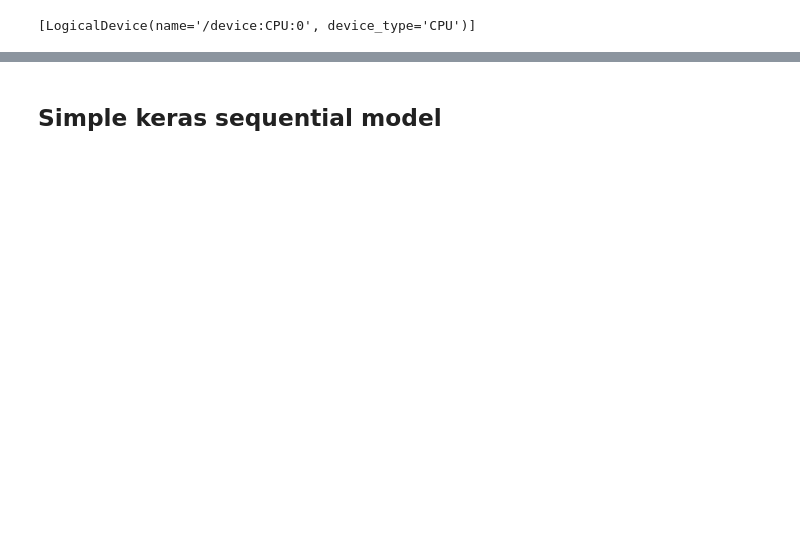
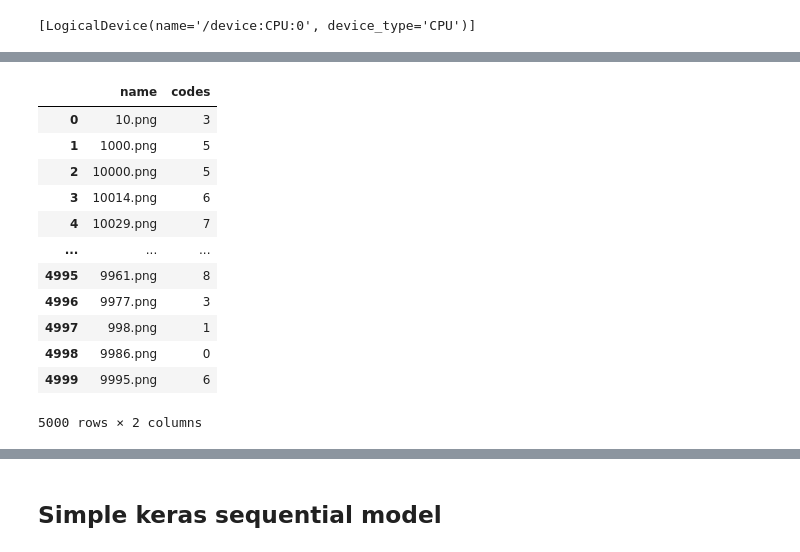
Before and after one commit to SawickiBartosz/DeepLearning2023, a Jupyter notebook: Project1/Nets_training.ipynb, the cells around one changed output, grey strips where cells are left out. Drawn from its saved outputs; the diff is of its cells as text; code cells hidden in the pictures; blank space fills up the shorter version.

```diff
--- a/Project1/Nets_training.ipynb
+++ b/Project1/Nets_training.ipynb
@@ -17,0 +56,17 @@ N_CLASS = 10
+# %%
+val_labels_df = pd.read_csv(path.join(os.getcwd(), 'train_val_test', 'val.csv')).drop(["Unnamed: 0"], axis=1)
+val_labels_df
+# %% [output]
+|  | name | codes |
+| 0 | 10.png | 3 |
+| 1 | 1000.png | 5 |
+| 2 | 10000.png | 5 |
+| 3 | 10014.png | 6 |
+| 4 | 10029.png | 7 |
+| ... | ... | ... |
+| 4995 | 9961.png | 8 |
+| 4996 | 9977.png | 3 |
+| 4997 | 998.png | 1 |
+| 4998 | 9986.png | 0 |
+| 4999 | 9995.png | 6 |
+5000 rows × 2 columns
```
Also changed, not shown: parts of 19 cells of this notebook.
